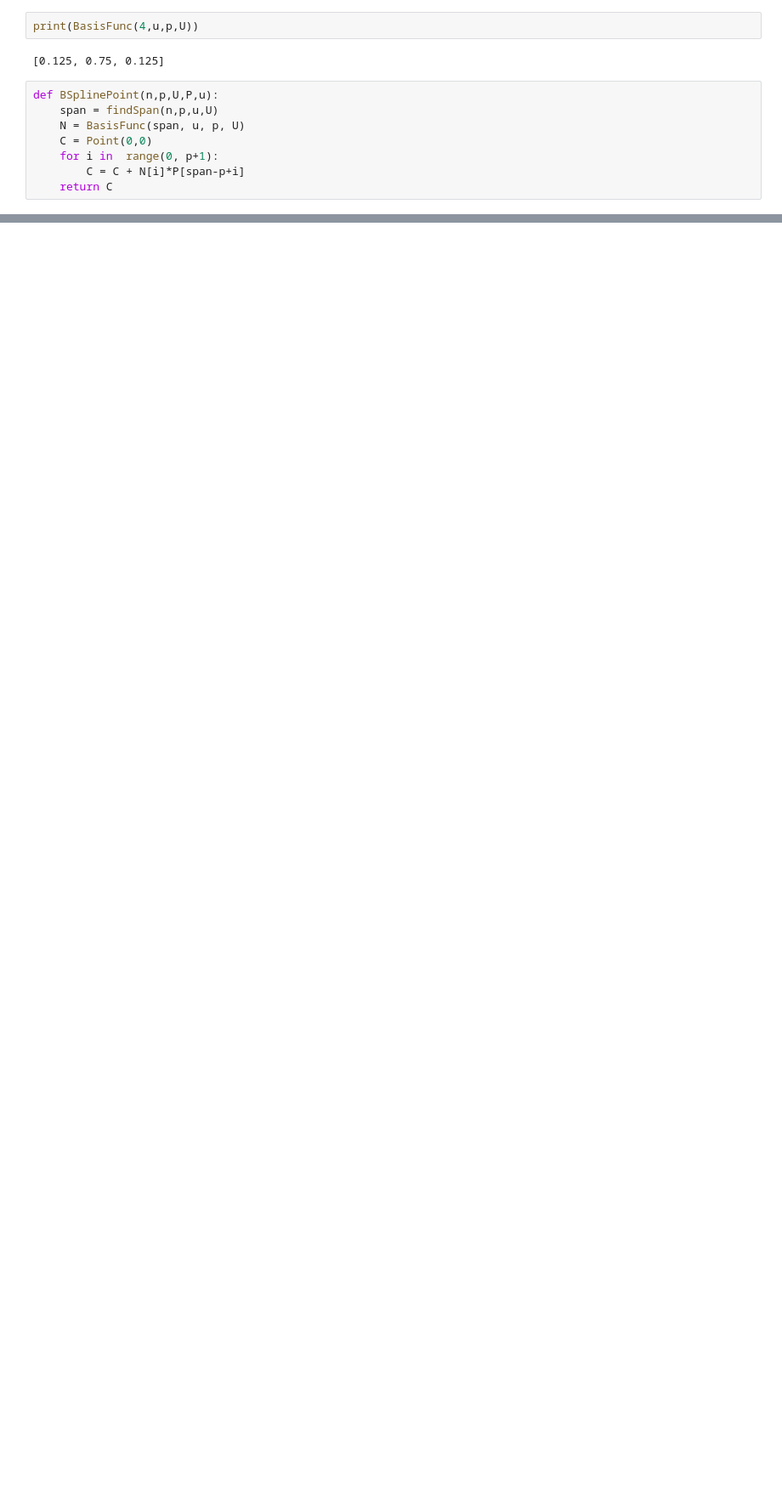
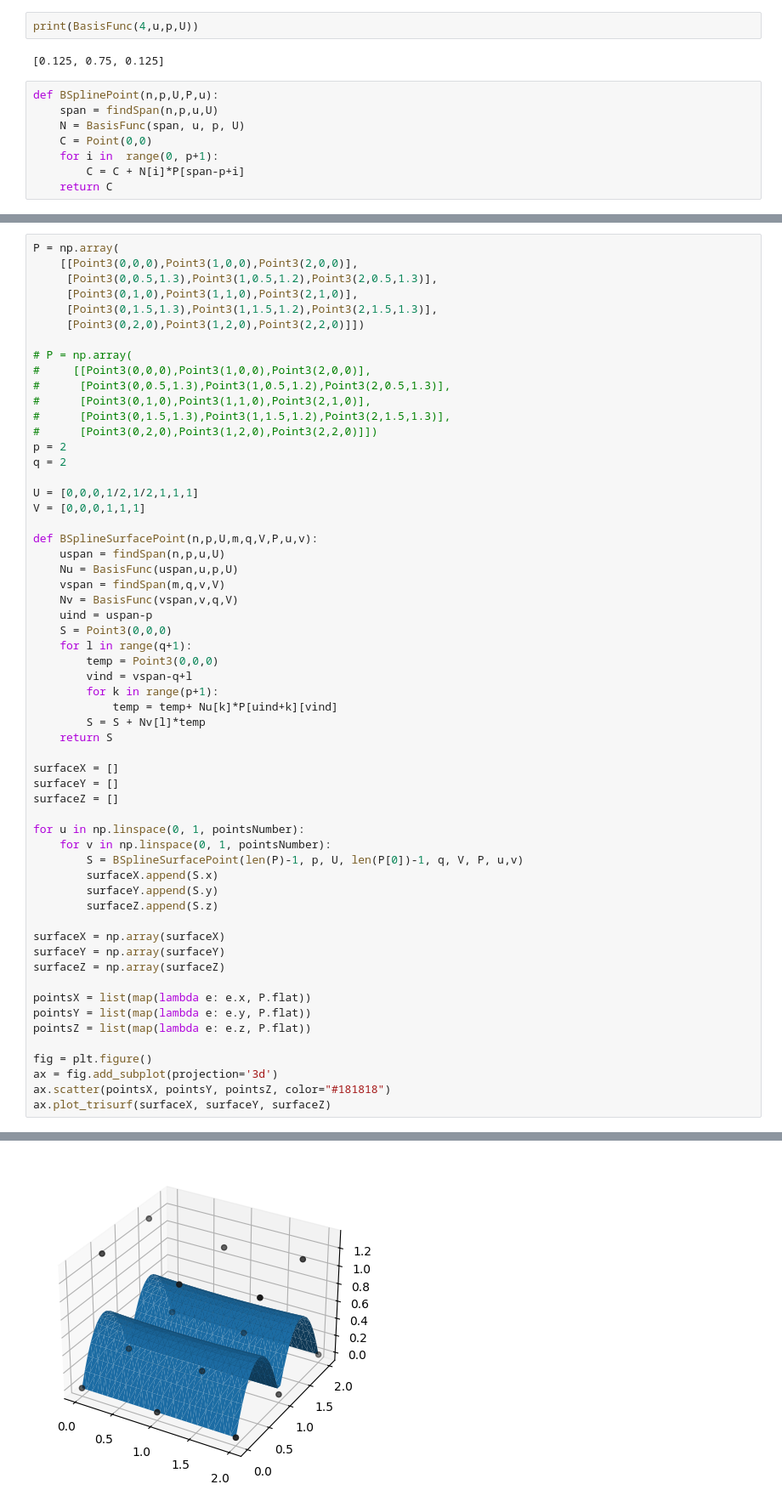
Before and after one commit to psttq/coursework-geometric_modelling, a Jupyter notebook: algorithms_test.ipynb, the cells around one changed output, grey strips where cells are left out. Shown at 85% size. Drawn from its saved outputs; the diff is of its cells as text; blank space fills up the shorter version.

```diff
--- a/algorithms_test.ipynb
+++ b/algorithms_test.ipynb
@@ -351,0 +349,59 @@ KeyboardInterrupt:
+# %%
+P = np.array(
+    [[Point3(0,0,0),Point3(1,0,0),Point3(2,0,0)],
+     [Point3(0,0.5,1.3),Point3(1,0.5,1.2),Point3(2,0.5,1.3)],
+     [Point3(0,1,0),Point3(1,1,0),Point3(2,1,0)],
+     [Point3(0,1.5,1.3),Point3(1,1.5,1.2),Point3(2,1.5,1.3)],
+     [Point3(0,2,0),Point3(1,2,0),Point3(2,2,0)]])
+
+# P = np.array(
+#     [[Point3(0,0,0),Point3(1,0,0),Point3(2,0,0)],
+#      [Point3(0,0.5,1.3),Point3(1,0.5,1.2),Point3(2,0.5,1.3)],
+#      [Point3(0,1,0),Point3(1,1,0),Point3(2,1,0)],
+#      [Point3(0,1.5,1.3),Point3(1,1.5,1.2),Point3(2,1.5,1.3)],
+#      [Point3(0,2,0),Point3(1,2,0),Point3(2,2,0)]])
+p = 2
+q = 2
+
+U = [0,0,0,1/2,1/2,1,1,1]
+V = [0,0,0,1,1,1]
+
+def BSplineSurfacePoint(n,p,U,m,q,V,P,u,v):
+    uspan = findSpan(n,p,u,U)
+    Nu = BasisFunc(uspan,u,p,U)
+    vspan = findSpan(m,q,v,V)
+    Nv = BasisFunc(vspan,v,q,V)
+    uind = uspan-p
+    S = Point3(0,0,0)
+    for l in range(q+1):
+        temp = Point3(0,0,0)
+        vind = vspan-q+l
+        for k in range(p+1):
+            temp = temp+ Nu[k]*P[uind+k][vind]
+        S = S + Nv[l]*temp
+    return S
+
+surfaceX = []
+surfaceY = []
+surfaceZ = []
+
+for u in np.linspace(0, 1, pointsNumber):
+    for v in np.linspace(0, 1, pointsNumber):
+        S = BSplineSurfacePoint(len(P)-1, p, U, len(P[0])-1, q, V, P, u,v)
+        surfaceX.append(S.x)
+        surfaceY.append(S.y)
+        surfaceZ.append(S.z)
+
+surfaceX = np.array(surfaceX)
+surfaceY = np.array(surfaceY)
+surfaceZ = np.array(surfaceZ)
+
+pointsX = list(map(lambda e: e.x, P.flat))
+pointsY = list(map(lambda e: e.y, P.flat))
+pointsZ = list(map(lambda e: e.z, P.flat))
+
+fig = plt.figure()
+ax = fig.add_subplot(projection='3d')
+ax.scatter(pointsX, pointsY, pointsZ, color="#181818")
+ax.plot_trisurf(surfaceX, surfaceY, surfaceZ)
+# %% [output]
@@ -351,0 +409 @@ KeyboardInterrupt:
+[figure, added]
```
Also changed, not shown: parts of 3 cells of this notebook, 7 other files.
